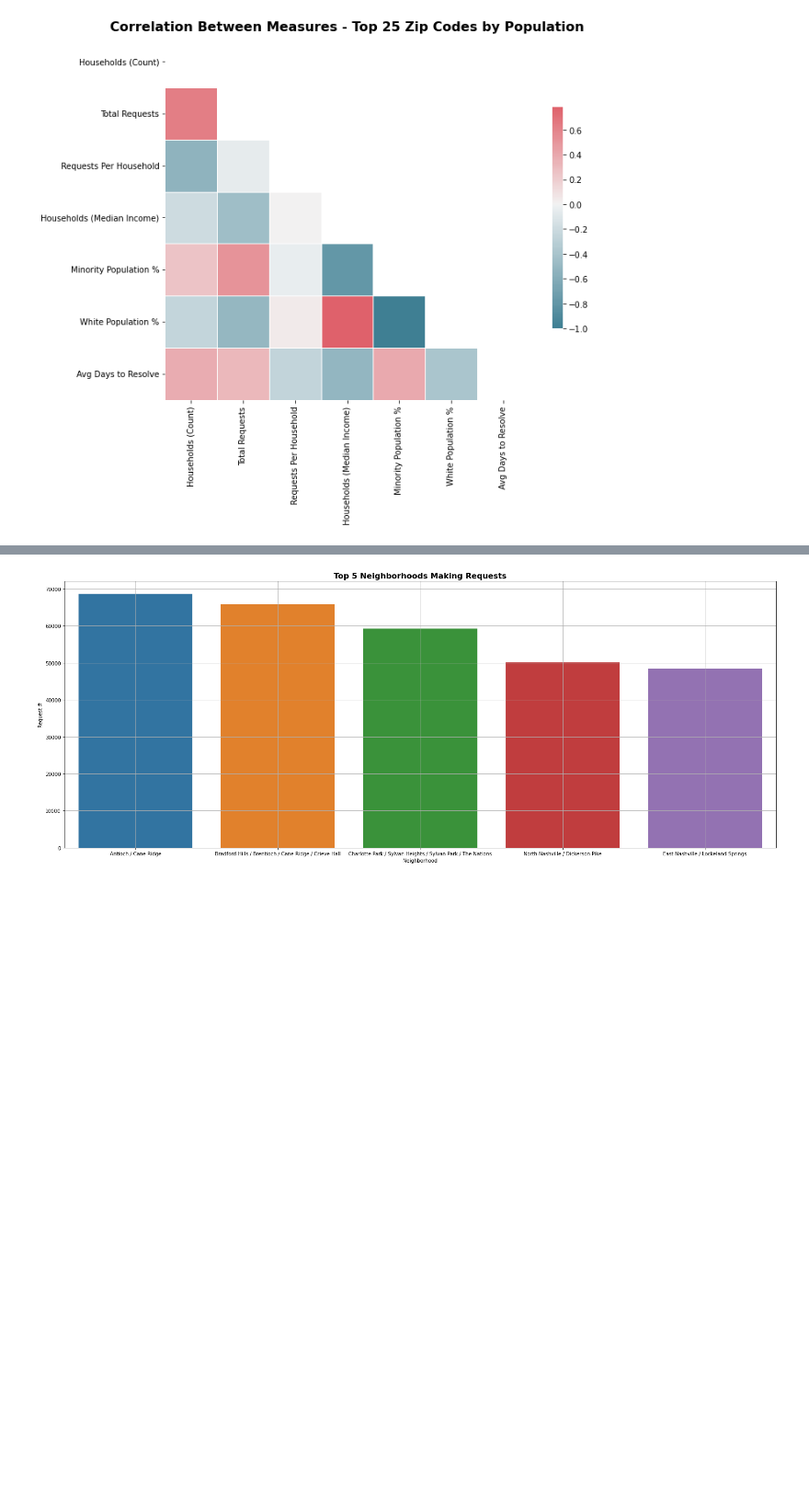
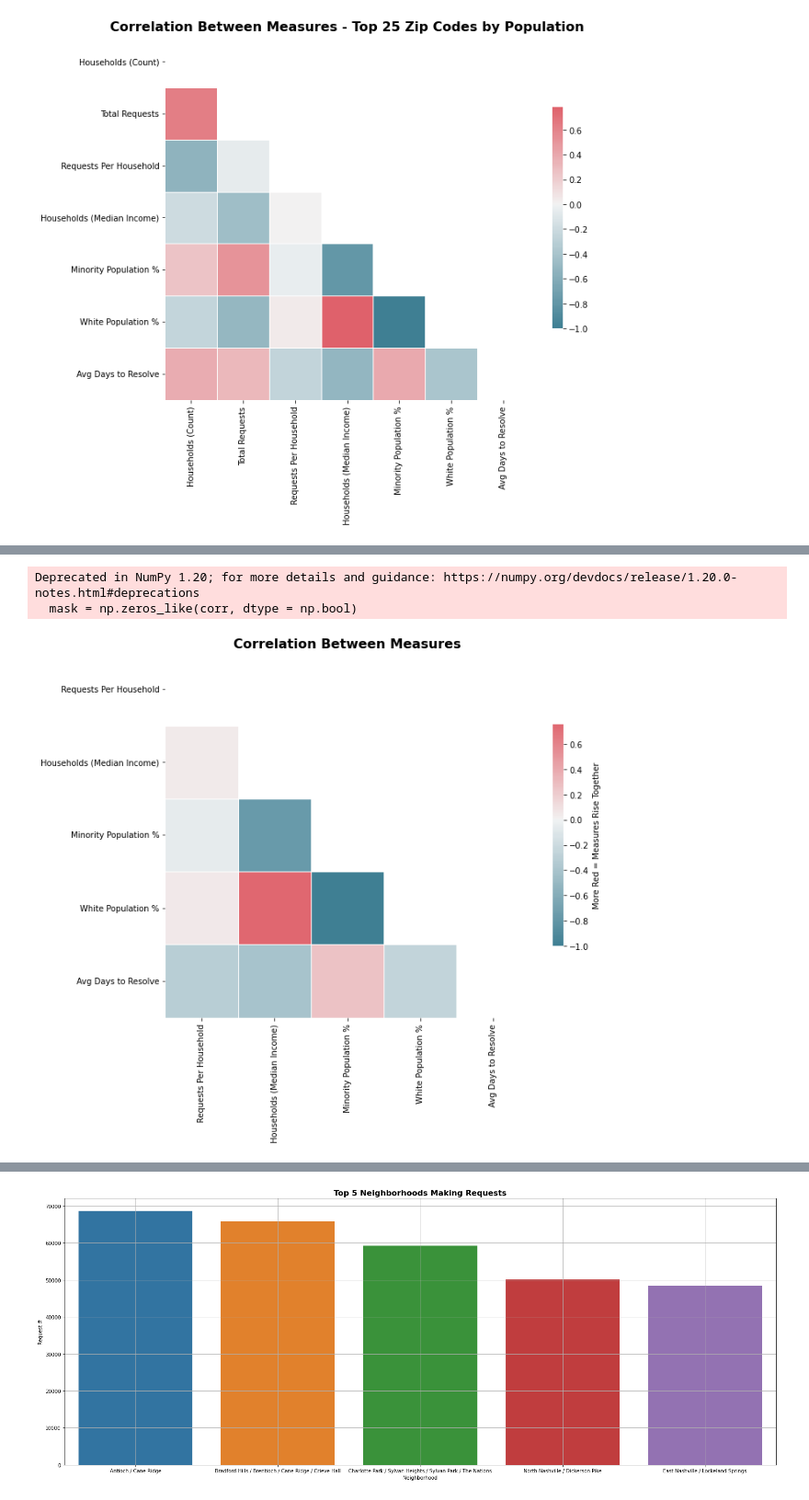
Before and after one commit to PrestonSpencer/Capstone-Nashville-Software-School-Nashville-311-Analysis, a Jupyter notebook: notebooks/visuals_and_analysis.ipynb, the cells around one changed output, grey strips where cells are left out. Shown at 92% size. Saved outputs shown, nothing was run; the diff lists cells and outputs as text; code cells hidden in the pictures; blank space fills up the shorter version.

```diff
--- a/notebooks/visuals_and_analysis.ipynb
+++ b/notebooks/visuals_and_analysis.ipynb
@@ -485,3 +572,6 @@ plt.title('Correlation Between Measures - Top 25 Zip Codes by Population', fonts
 Deprecated in NumPy 1.20; for more details and guidance: https://numpy.org/devdocs/release/1.20.0-notes.html#deprecations
   mask = np.zeros_like(corr, dtype = np.bool)
 [figure]
+# %%
+neighbor_final_4 = neighbor_final_2[['Requests Per Household', 'Households (Median Income)', 'Minority Population %', 'White Population %', 'Avg Days to Resolve']]
+neighbor_final_4
@@ -488,2 +596,20 @@ Deprecated in NumPy 1.20; for more details and guidance: https://numpy.org/devdo
+# %%
+neighbor_final_4.corr()
+
+plt.figure(figsize = (10,10))
+corr = neighbor_final_4.corr()
+cmap = sns.diverging_palette(220, 10, as_cmap = True)
+
+mask = np.zeros_like(corr, dtype = np.bool)
+mask[np.triu_indices_from(mask)] = True
+
+sns.heatmap(corr, cmap = cmap, mask = mask, center = 0,
+           square = True, linewidth = .5, cbar_kws={'shrink': .5, 'label':'More Red = Measures Rise Together'})
+plt.title('Correlation Between Measures', fontsize = 16, weight = 'bold');
+# colorbar.set_ticklabels('Numbers Rise Together', 'Numbers Lower Together');
+# %% [output]
+Deprecated in NumPy 1.20; for more details and guidance: https://numpy.org/devdocs/release/1.20.0-notes.html#deprecations
+  mask = np.zeros_like(corr, dtype = np.bool)
+[figure, added]
 # %%
 neighborhood_10_requests = neighborhood_final.nlargest(5, 'Request #')
```
Also changed, not shown: parts of 26 cells of this notebook, 7 other files.
